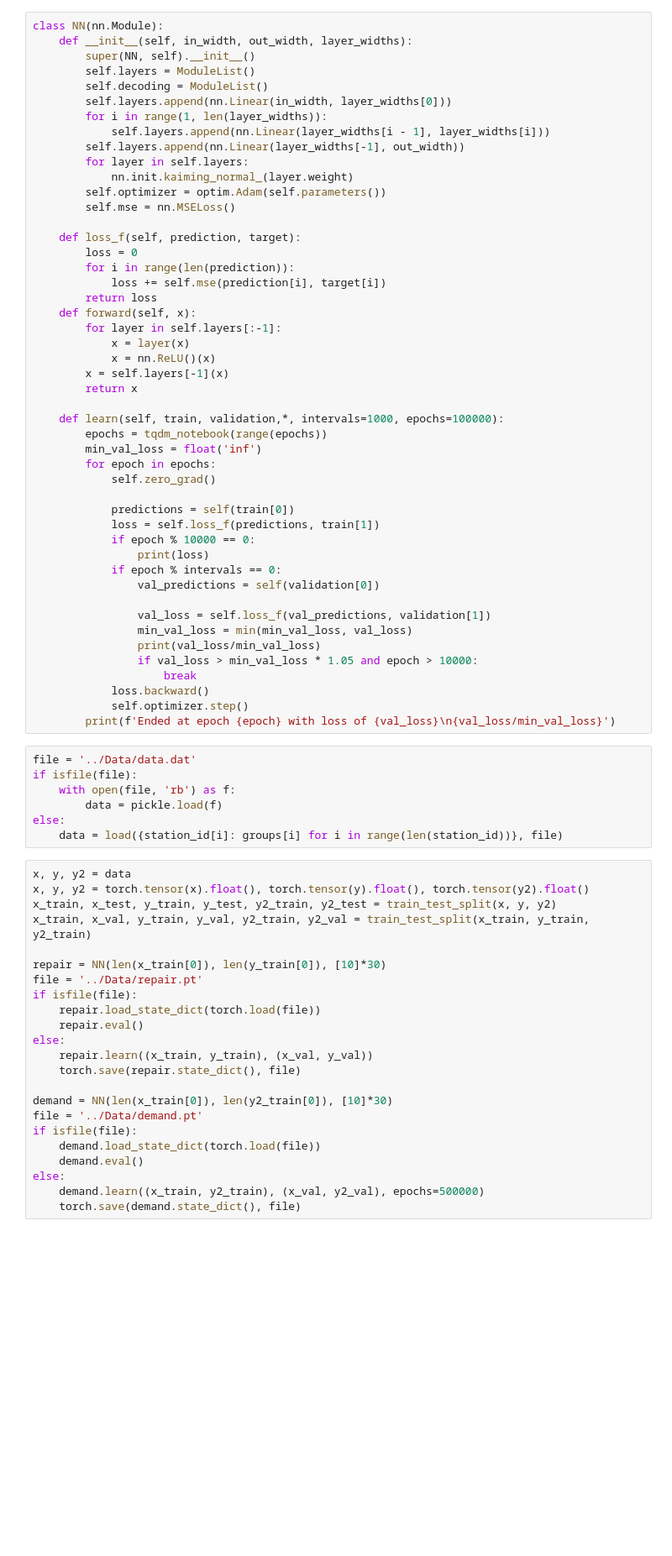
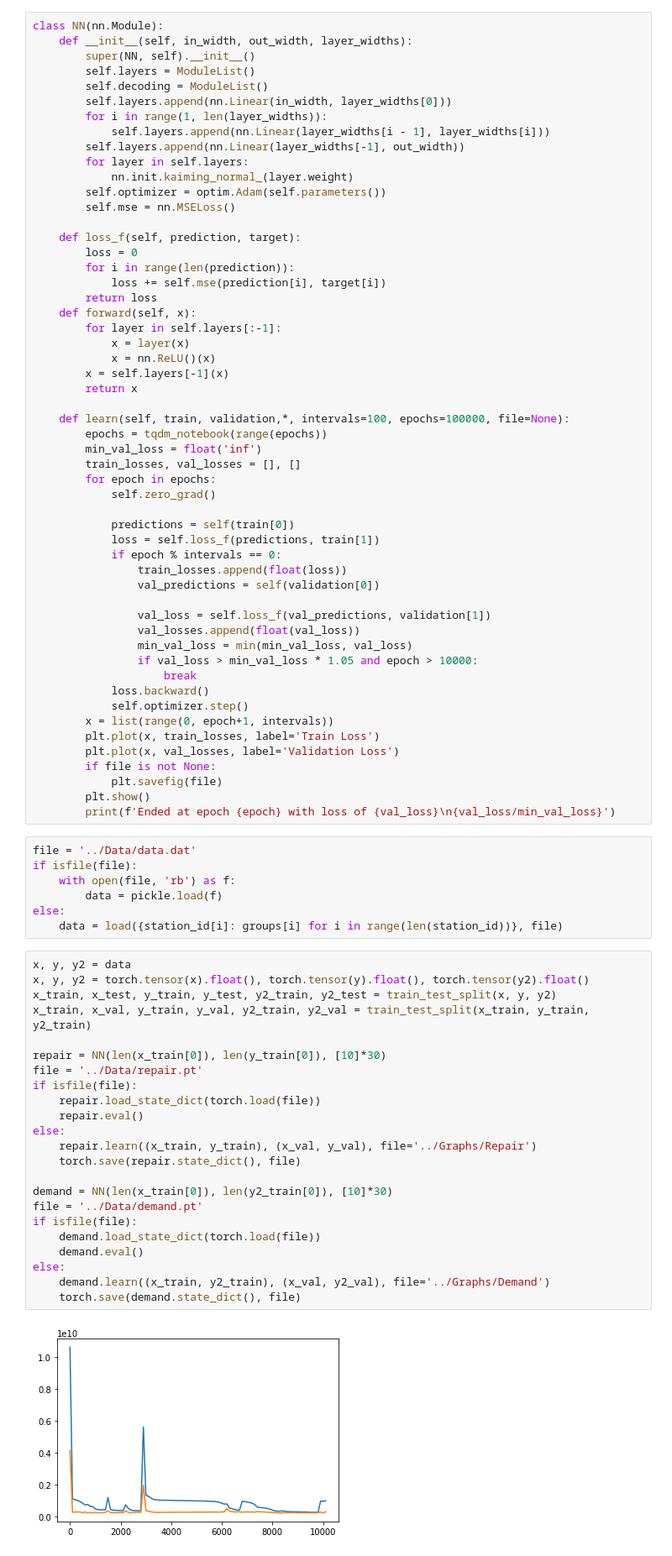
Before and after one commit to RyanW124/A-Deep-Learning-Approach-to-Predict-the-Number-of-Bikes-a-Bike-Sharing-Company-Repairs, a Jupyter notebook: Code/main.ipynb, the cells around one changed output. Shown at 84% size. Cells and saved outputs as stored; diff of their text form; blank space fills up the shorter version.

```diff
--- a/Code/main.ipynb
+++ b/Code/main.ipynb
@@ -55,26 +55,32 @@ class NN(nn.Module):
         x = self.layers[-1](x)
         return x
 
-    def learn(self, train, validation,*, intervals=1000, epochs=100000):
+    def learn(self, train, validation,*, intervals=100, epochs=100000, file=None):
         epochs = tqdm_notebook(range(epochs))
         min_val_loss = float('inf')
+        train_losses, val_losses = [], []
         for epoch in epochs:
             self.zero_grad()
 
             predictions = self(train[0])
             loss = self.loss_f(predictions, train[1])
-            if epoch % 10000 == 0:
-                print(loss)
             if epoch % intervals == 0:
+                train_losses.append(float(loss))
                 val_predictions = self(validation[0])
 
                 val_loss = self.loss_f(val_predictions, validation[1])
+                val_losses.append(float(val_loss))
                 min_val_loss = min(min_val_loss, val_loss)
-                print(val_loss/min_val_loss)
                 if val_loss > min_val_loss * 1.05 and epoch > 10000:
                     break
             loss.backward()
             self.optimizer.step()
+        x = list(range(0, epoch+1, intervals))
+        plt.plot(x, train_losses, label='Train Loss')
+        plt.plot(x, val_losses, label='Validation Loss')
+        if file is not None:
+            plt.savefig(file)
+        plt.show()
         print(f'Ended at epoch {epoch} with loss of {val_loss}\n{val_loss/min_val_loss}')
 # %%
 file = '../Data/data.dat'
@@ -86,24 +92,25 @@ else:
 # %%
 x, y, y2 = data
 x, y, y2 = torch.tensor(x).float(), torch.tensor(y).float(), torch.tensor(y2).float()
 x_train, x_test, y_train, y_test, y2_train, y2_test = train_test_split(x, y, y2)
 x_train, x_val, y_train, y_val, y2_train, y2_val = train_test_split(x_train, y_train, y2_train)
 
 repair = NN(len(x_train[0]), len(y_train[0]), [10]*30)
 file = '../Data/repair.pt'
 if isfile(file):
     repair.load_state_dict(torch.load(file))
     repair.eval()
 else:
-    repair.learn((x_train, y_train), (x_val, y_val))
+    repair.learn((x_train, y_train), (x_val, y_val), file='../Graphs/Repair')
     torch.save(repair.state_dict(), file)
 
 demand = NN(len(x_train[0]), len(y2_train[0]), [10]*30)
 file = '../Data/demand.pt'
 if isfile(file):
     demand.load_state_dict(torch.load(file))
     demand.eval()
 else:
-    demand.learn((x_train, y2_train), (x_val, y2_val), epochs=500000)
+    demand.learn((x_train, y2_train), (x_val, y2_val), file='../Graphs/Demand')
     torch.save(demand.state_dict(), file)
 # %% [output]
+[figure, added]
```
Also changed, not shown: parts of 3 cells of this notebook, 6 other files.
